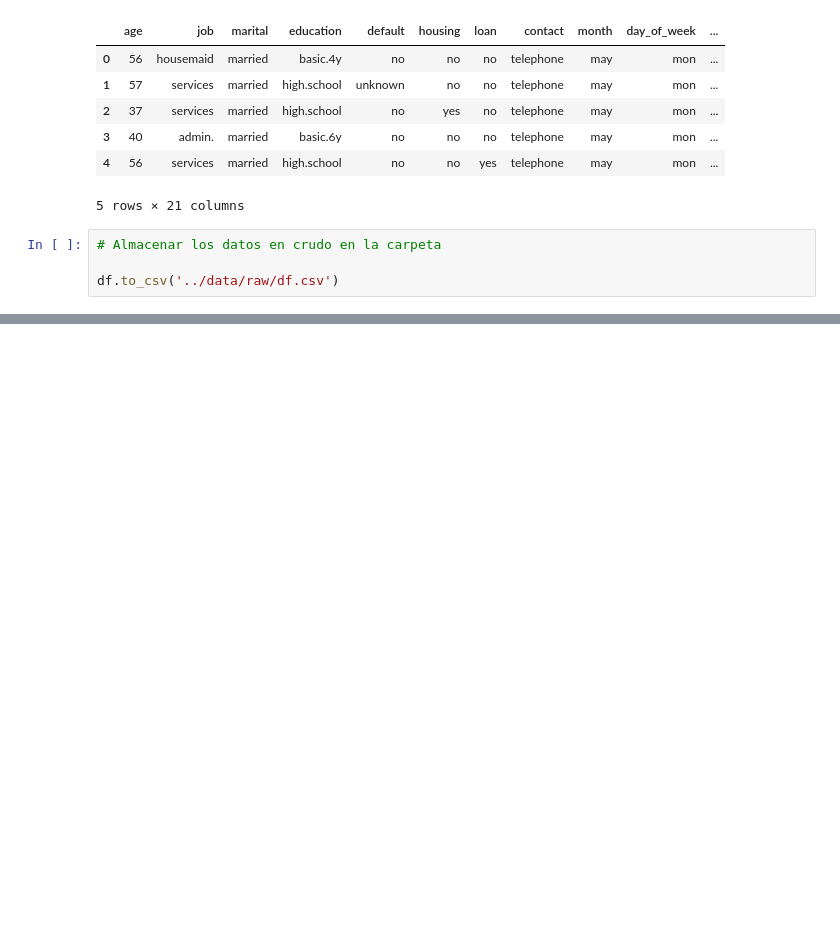
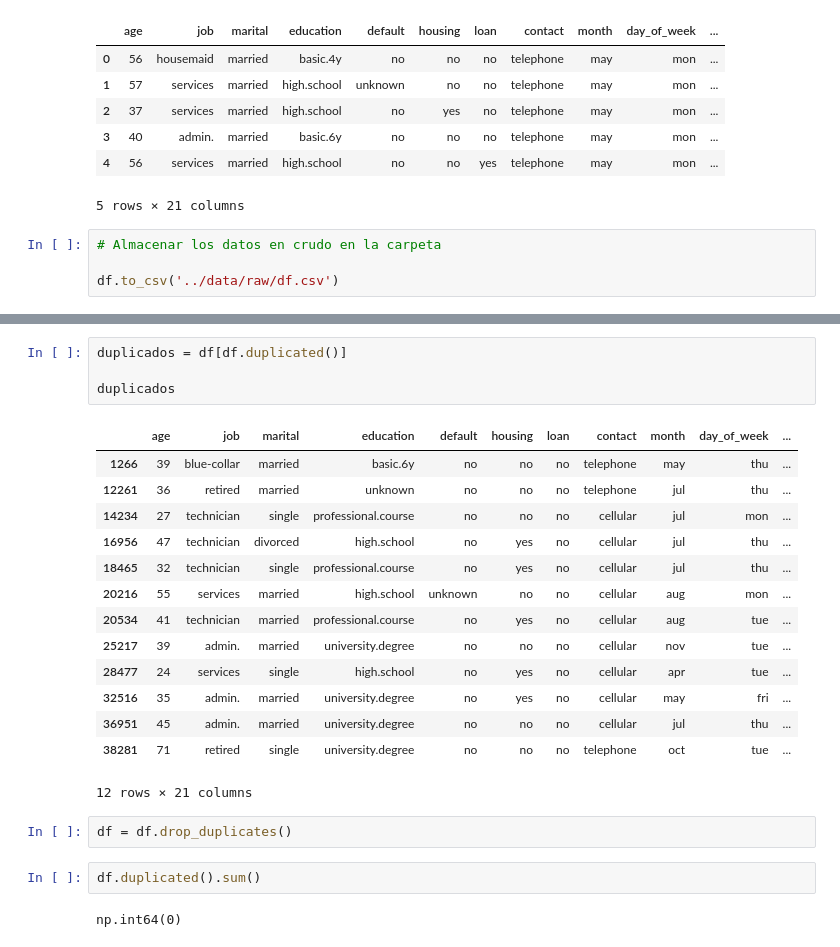
Before and after one commit to bartowen/mi_primer_model_ml, a Jupyter notebook: src/explore.ipynb, the cells around one changed output, grey strips where cells are left out. Drawn from its saved outputs; the diff is of its cells as text; blank space fills up the shorter version.

Commit message:
eliminar duplicados

```diff
--- a/src/explore.ipynb
+++ b/src/explore.ipynb
@@ -22,0 +58,25 @@ df.to_csv('../data/raw/df.csv')
+# %%
+duplicados = df[df.duplicated()]
+
+duplicados
+# %% [output]
+|  | age | job | marital | education | default | housing | loan | contact | month | day_of_week | ... |
+| 1266 | 39 | blue-collar | married | basic.6y | no | no | no | telephone | may | thu | ... |
+| 12261 | 36 | retired | married | unknown | no | no | no | telephone | jul | thu | ... |
+| 14234 | 27 | technician | single | professional.course | no | no | no | cellular | jul | mon | ... |
+| 16956 | 47 | technician | divorced | high.school | no | yes | no | cellular | jul | thu | ... |
+| 18465 | 32 | technician | single | professional.course | no | yes | no | cellular | jul | thu | ... |
+| 20216 | 55 | services | married | high.school | unknown | no | no | cellular | aug | mon | ... |
+| 20534 | 41 | technician | married | professional.course | no | yes | no | cellular | aug | tue | ... |
+| 25217 | 39 | admin. | married | university.degree | no | no | no | cellular | nov | tue | ... |
+| 28477 | 24 | services | single | high.school | no | yes | no | cellular | apr | tue | ... |
+| 32516 | 35 | admin. | married | university.degree | no | yes | no | cellular | may | fri | ... |
+| 36951 | 45 | admin. | married | university.degree | no | no | no | cellular | jul | thu | ... |
+| 38281 | 71 | retired | single | university.degree | no | no | no | telephone | oct | tue | ... |
+12 rows × 21 columns
+# %%
+df = df.drop_duplicates()
+# %%
+df.duplicated().sum()
+# %% [output]
+np.int64(0)
```
Also changed, not shown: parts of 4 cells of this notebook.
